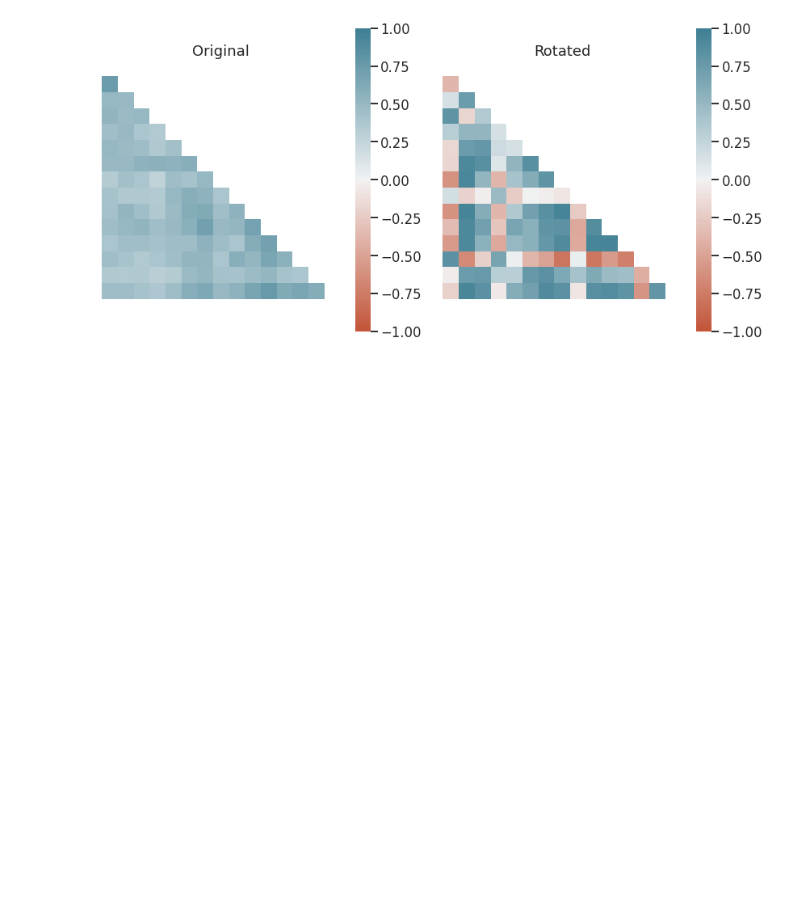
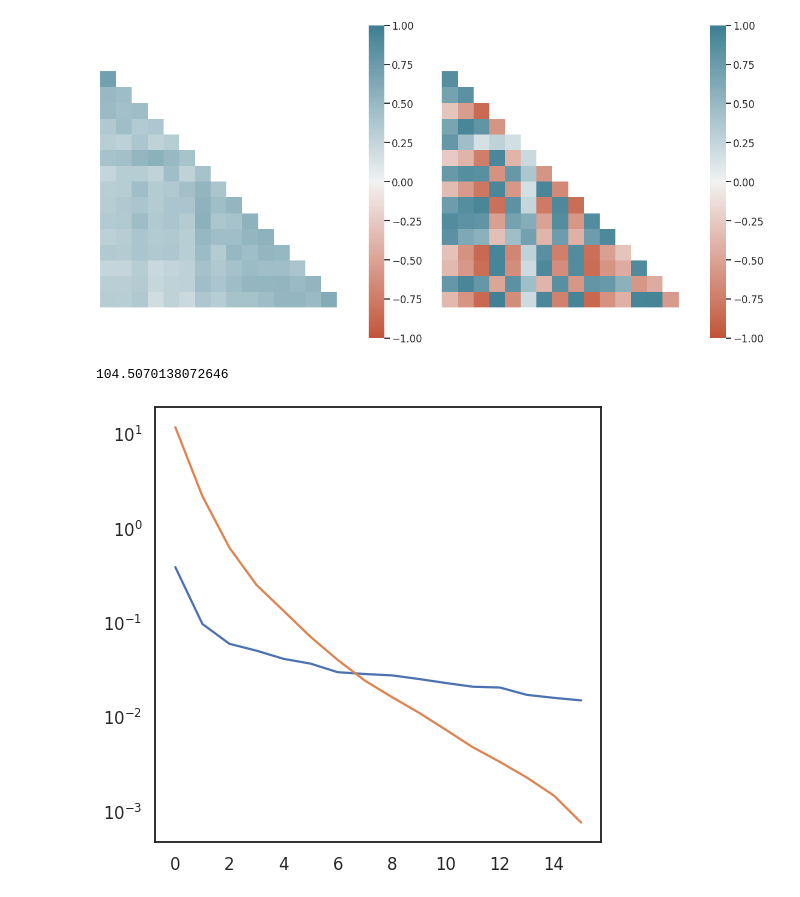
Before and after one commit to jschiavon/spd_alignment, a Jupyter notebook: notebooks/Test_on_matrices.ipynb, the cells around one changed output. Drawn from its saved outputs; the diff is of its cells as text; code cells hidden in the pictures; blank space fills up the shorter version.

Commit message:
Better visualization of matrices

```diff
--- a/notebooks/Test_on_matrices.ipynb
+++ b/notebooks/Test_on_matrices.ipynb
@@ -92,7 +215,7 @@ reference = np.einsum('...ij,...j,...kj', ref_eigvect, ref_eigvals, ref_eigvect)
 
 Omegas = optimal_rotation(Sigmas, reference)
 
-Sigmas_rotated = utils.rotate(Sigmas, Omegas)
+Sigmas_rotated = rotate(Sigmas, Omegas)
 # %%
 #s_max_or, s_min_or = np.max(Sigmas), np.min(Sigmas)
 #s_max_ro, s_min_ro = np.max(Sigmas_rotated), np.min(Sigmas_rotated)
@@ -265,18 +320,21 @@ from optispd.manifold import SPD
 from optispd.minimizer import minimizer
 
 def karcher(sigmas):
-    cost = jit(lambda x: np.sum(dist_riem_squared(x, sigmas)))
+    cost = jit(lambda x: jnp.sum(dist_riem_squared(x, jnp.array(sigmas))))
     gr = jit(grad(cost))
-    init = sigmas[0]
+    init = jnp.mean(sigmas, axis=0)
 
-    man = SPD(Dimension_of_Covariances)
-    opti = minimizer(man, 'rsd', verbosity=1, maxiter=100)
+    man = SPD(16)
+    opti = minimizer(man, 'rcg', verbosity=1, maxiter=100)
     res = opti.solve(cost, gr, x=init)
-    return res.x
+    print(res)
+    return np.array(res.x)
 
+print('\t...Barycenter of not rotated')
 ori_bar = karcher(Sigmas)
 #ori_bar_close = karcher(Sigmas[Number_of_Subjects:])
 #ori_bar_open = karcher(Sigmas[:Number_of_Subjects])
+print('\n\t... Barycenter of rotated')
 rot_bar = karcher(Sigmas_rotated)
 #rot_bar_close = karcher(Sigmas_rotated[Number_of_Subjects:])
 #rot_bar_open = karcher(Sigmas_rotated[:Number_of_Subjects])
@@ -319,29 +424,35 @@ plt.show()
 # %%
-figsize = (base * 2, base)
-f, ax = plt.subplots(1, 2, sharex=True, sharey=True, figsize=figsize)
-sns.heatmap(data=onp.array(corr_from_cov(ori_bar)),
+f, ax = plt.subplots(1, 2, sharex=True, sharey=True, figsize=(16,8))
+sns.heatmap(data=corr_from_cov(ori_bar),
             ax=ax[0],
-            vmin=s_max_or,
-            vmax=s_min_or,
+            vmin=s_min,
+            vmax=s_max,
             cmap=colmap,
-            mask=onp.array(mask),
+            mask=mask,
             square=True,
             yticklabels=False,
             xticklabels=False
            )
-sns.heatmap(data=onp.array(corr_from_cov(rot_bar)),
+
+sns.heatmap(data=corr_from_cov(rot_bar),
             ax=ax[1],
-            vmin=s_max_ro,
-            vmax=s_min_ro,
+            vmin=s_min,
+            vmax=s_max,
             cmap=colmap,
-            mask=onp.array(mask),
+            mask=mask,
             square=True,
             yticklabels=False,
             xticklabels=False
            )
-ax[0].set_title('Original')
-ax[1].set_title('Rotated')
 f.set_tight_layout(tight=True)
 plt.show()
+print(dist_riem_squared(rot_bar, ori_bar))
+
+plt.plot(range(16), np.linalg.eigvalsh(ori_bar)[::-1])
+plt.plot(range(16), np.linalg.eigvalsh(rot_bar)[::-1])
+plt.yscale('log')
+plt.show()
 # %% [output]
-[figure, old version]
+[figure, new version]
+104.5070138072646
+[figure, added]
```
Also changed, not shown: parts of 21 cells of this notebook, 2 other files.
